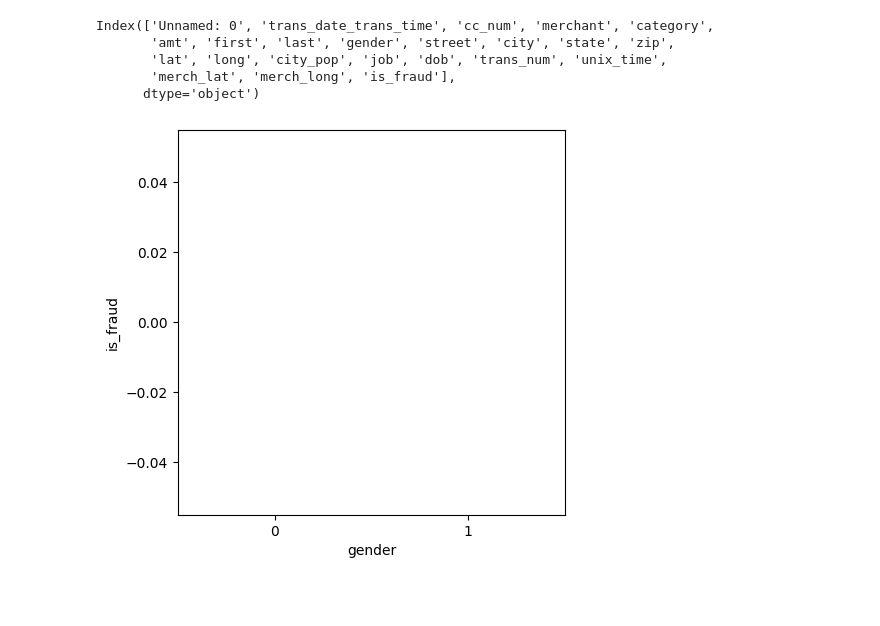
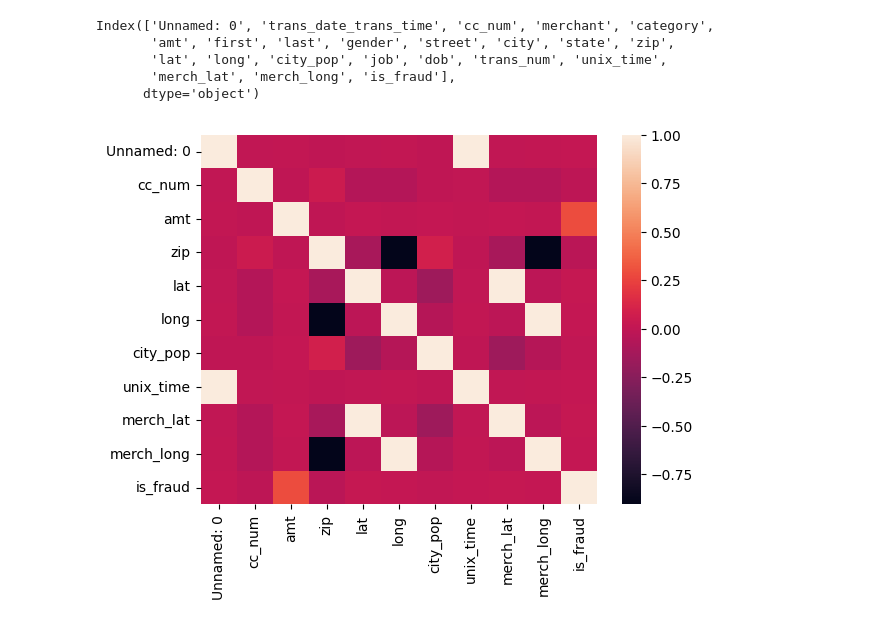
Before and after one commit to bhawanamehraa/CODSOFT, a Jupyter notebook: credit_card_fraud.ipynb, the cells around one changed output. Saved outputs shown, nothing was run; the diff lists cells and outputs as text; code cells hidden in the pictures; blank space fills up the shorter version.

```diff
--- a/credit_card_fraud.ipynb
+++ b/credit_card_fraud.ipynb
@@ -89,5 +83,0 @@ df.describe()
-# %%
-#calculate the age from dob
-df['dob']= pd.to_datetime(df['dob'])
-now=pd.to_datetime('now')
-df['age']=(now-df['dob']).astype('<m8[Y]')
@@ -114,11 +89,3 @@ Index(['Unnamed: 0', 'trans_date_trans_time', 'cc_num', 'merchant', 'category',
        'lat', 'long', 'city_pop', 'job', 'dob', 'trans_num', 'unix_time',
        'merch_lat', 'merch_long', 'is_fraud'],
       dtype='object')
-# %%
-import seaborn as sns
-import matplotlib.pyplot as plt
-fig, ax = plt.subplots(figsize=(5,5))
-sns.barplot(data=df,x='gender',y='is_fraud')
-plt.show()
-# %% [output]
-[figure, removed]
@@ -126,0 +92,9 @@ sns.heatmap(df.corr())
+# %%
+# Select only numeric columns for correlation
+numeric_df = df.select_dtypes(include=[np.number])
+
+# Now you can safely compute the correlation matrix and create a heatmap
+sns.heatmap(numeric_df.corr())
+plt.show()
+# %% [output]
+[figure, added]
```
Also changed, not shown: parts of 52 cells of this notebook.
